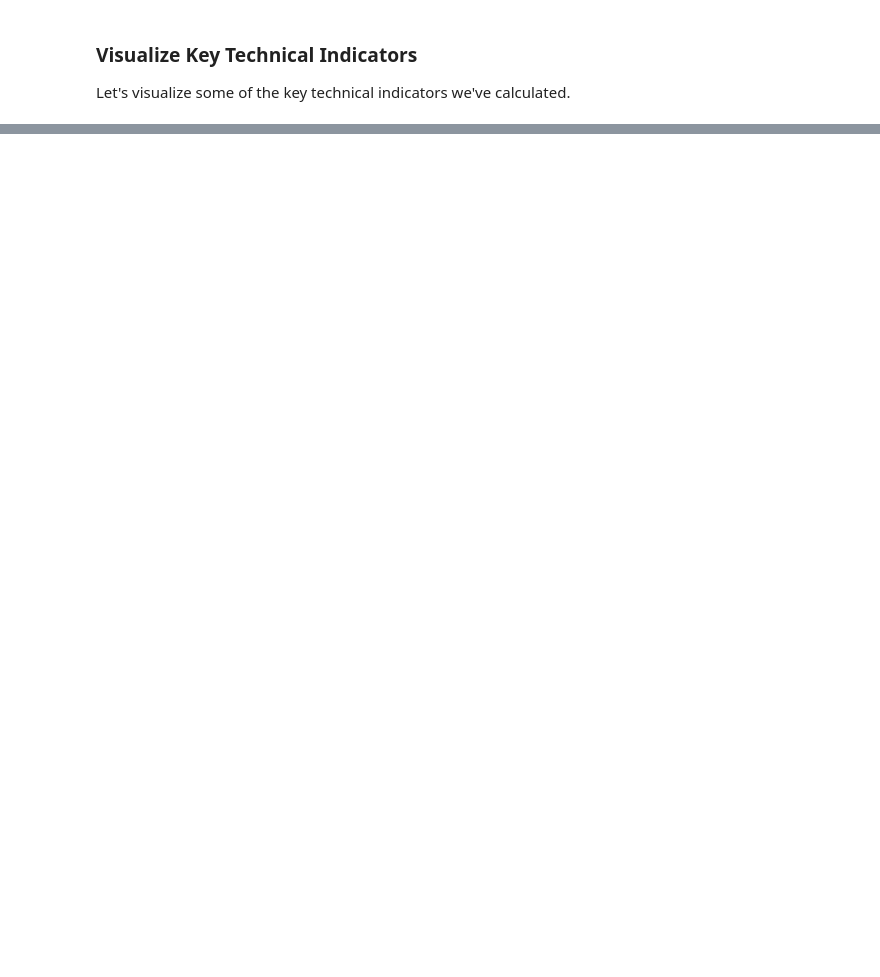
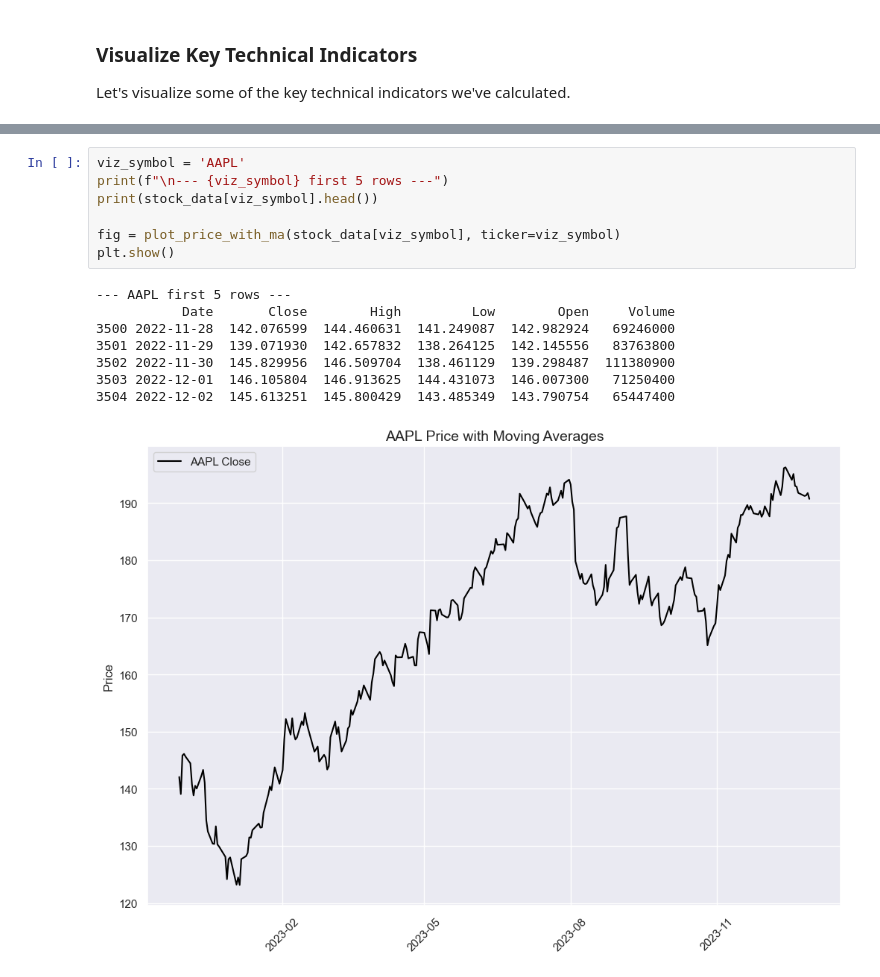
Before and after one commit to Bekamgenene/Predicting-Price-Moves-with-News-Sentiment, a Jupyter notebook: notebooks/03_quantitative_analysis.ipynb, the cells around one changed output, grey strips where cells are left out. Saved outputs shown, nothing was run; the diff lists cells and outputs as text; blank space fills up the shorter version.

```diff
--- a/notebooks/03_quantitative_analysis.ipynb
+++ b/notebooks/03_quantitative_analysis.ipynb
@@ -183,0 +177,16 @@ plot_price_with_ma(viz_df, viz_symbol)
+# %%
+viz_symbol = 'AAPL'
+print(f"\n--- {viz_symbol} first 5 rows ---")
+print(stock_data[viz_symbol].head())
+
+fig = plot_price_with_ma(stock_data[viz_symbol], ticker=viz_symbol)
+plt.show()
+# %% [output]
+--- AAPL first 5 rows ---
+           Date       Close        High         Low        Open     Volume
+3500 2022-11-28  142.076599  144.460631  141.249087  142.982924   69246000
+3501 2022-11-29  139.071930  142.657832  138.264125  142.145556   83763800
+3502 2022-11-30  145.829956  146.509704  138.461129  139.298487  111380900
+3503 2022-12-01  146.105804  146.913625  144.431073  146.007300   71250400
+3504 2022-12-02  145.613251  145.800429  143.485349  143.790754   65447400
+[figure, added]
```
Also changed, not shown: parts of 25 cells of this notebook, 1 other file.
